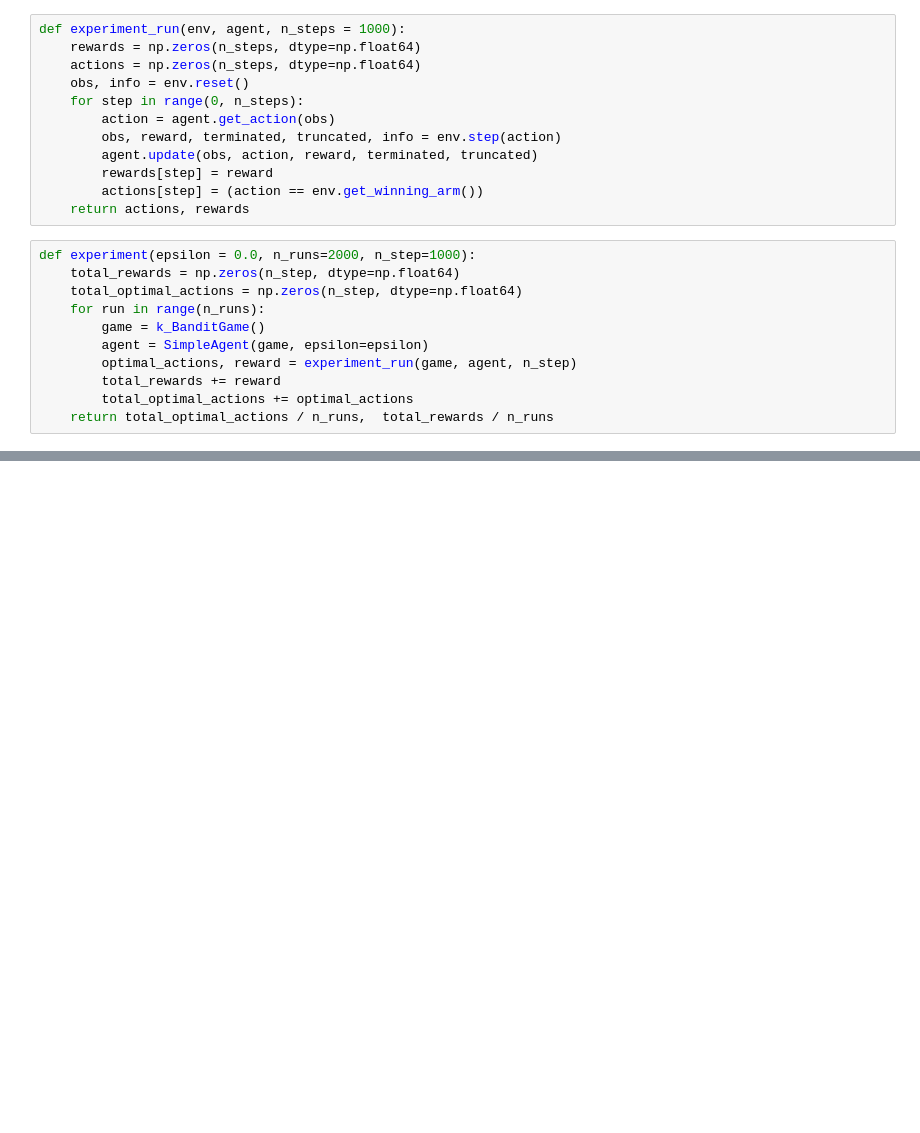
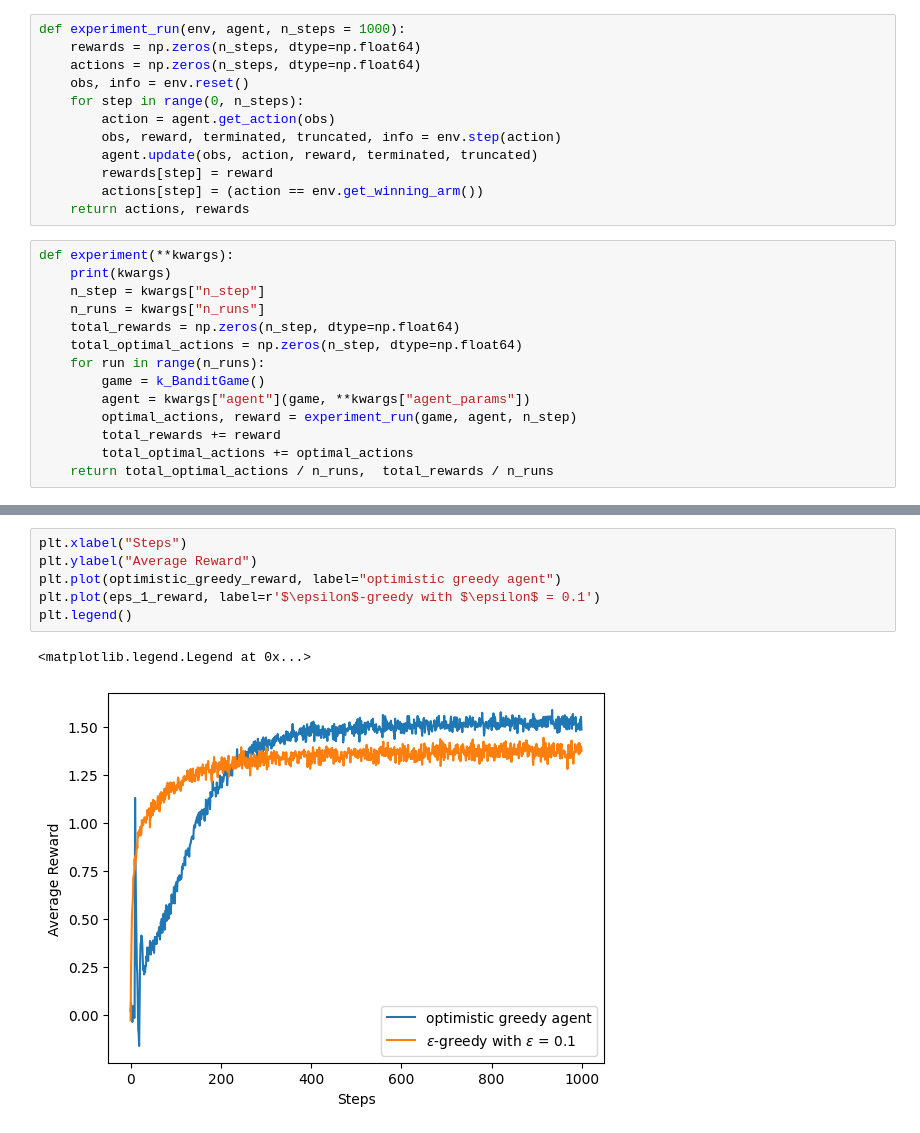
Before and after one commit to 0Zyablik0/Reinforcement-Learning, a Jupyter notebook: k-armed Bandit/experiment.ipynb, the cells around one changed output, grey strips where cells are left out. Saved outputs shown, nothing was run; the diff lists cells and outputs as text; blank space fills up the shorter version.

```diff
--- a/k-armed Bandit/experiment.ipynb
+++ b/k-armed Bandit/experiment.ipynb
@@ -19,12 +22,15 @@ def experiment_run(env, agent, n_steps = 1000):
         actions[step] = (action == env.get_winning_arm())
     return actions, rewards
 # %%
-def experiment(epsilon = 0.0, n_runs=2000, n_step=1000):
+def experiment(**kwargs):
+    print(kwargs)
+    n_step = kwargs["n_step"]
+    n_runs = kwargs["n_runs"]
     total_rewards = np.zeros(n_step, dtype=np.float64)
     total_optimal_actions = np.zeros(n_step, dtype=np.float64)
     for run in range(n_runs):
         game = k_BanditGame()
-        agent = SimpleAgent(game, epsilon=epsilon)
+        agent = kwargs["agent"](game, **kwargs["agent_params"])
         optimal_actions, reward = experiment_run(game, agent, n_step)
         total_rewards += reward
         total_optimal_actions += optimal_actions
@@ -57,0 +113,9 @@ plt.legend()
+# %%
+plt.xlabel("Steps")
+plt.ylabel("Average Reward")
+plt.plot(optimistic_greedy_reward, label="optimistic greedy agent")
+plt.plot(eps_1_reward, label=r'$\epsilon$-greedy with $\epsilon$ = 0.1')
+plt.legend()
+# %% [output]
+<matplotlib.legend.Legend at 0x...>
+[figure, added]
```
Also changed, not shown: parts of 17 cells of this notebook, 4 other files.
